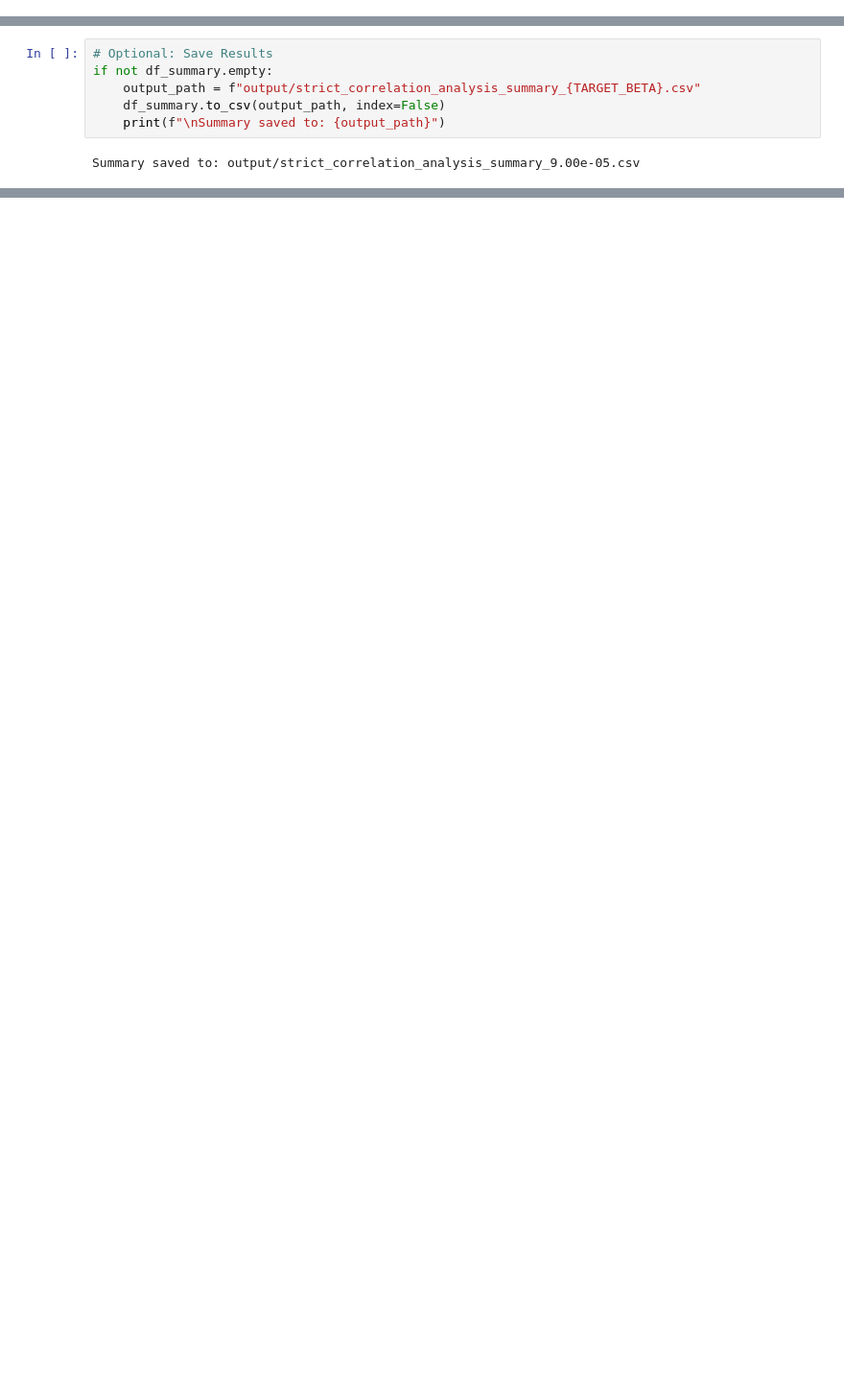
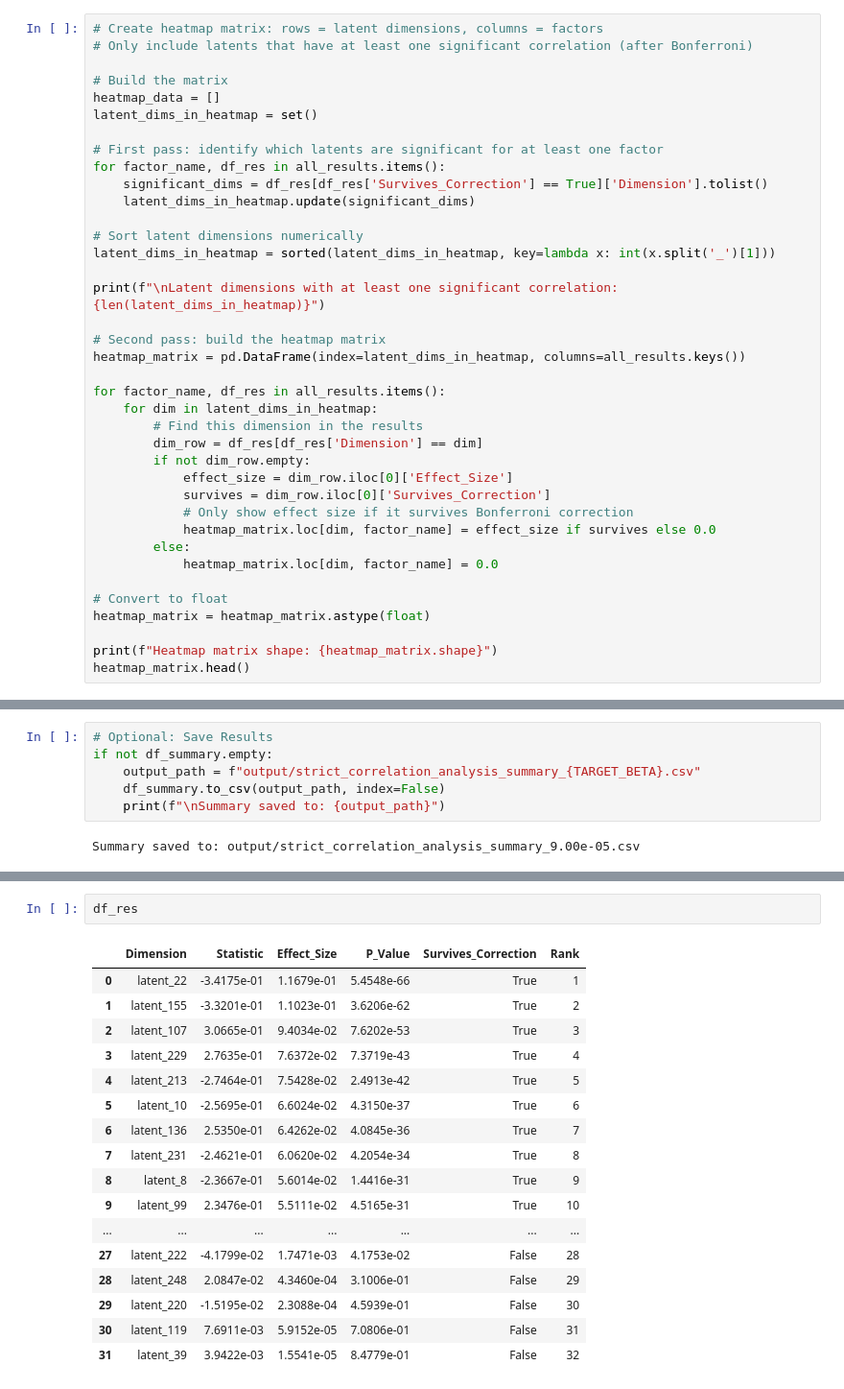
Before and after one commit to figoo210/unsupervised-parkinsons-imaging, a Jupyter notebook: 5.1.3_Dimension_Factor_Correlation_Analysis_beta_9.00e-05.ipynb, the cells around one changed output, grey strips where cells are left out. Shown at 96% size. Saved outputs shown, nothing was run; the diff lists cells and outputs as text; blank space fills up the shorter version.

```diff
--- a/5.1.3_Dimension_Factor_Correlation_Analysis_beta_9.00e-05.ipynb
+++ b/5.1.3_Dimension_Factor_Correlation_Analysis_beta_9.00e-05.ipynb
@@ -327,0 +410,38 @@ Analyzing Factor: Sex...
+# %%
+# Create heatmap matrix: rows = latent dimensions, columns = factors
+# Only include latents that have at least one significant correlation (after Bonferroni)
+
+# Build the matrix
+heatmap_data = []
+latent_dims_in_heatmap = set()
+
+# First pass: identify which latents are significant for at least one factor
+for factor_name, df_res in all_results.items():
+    significant_dims = df_res[df_res['Survives_Correction'] == True]['Dimension'].tolist()
+    latent_dims_in_heatmap.update(significant_dims)
+
+# Sort latent dimensions numerically
+latent_dims_in_heatmap = sorted(latent_dims_in_heatmap, key=lambda x: int(x.split('_')[1]))
+
+print(f"\nLatent dimensions with at least one significant correlation: {len(latent_dims_in_heatmap)}")
+
+# Second pass: build the heatmap matrix
+heatmap_matrix = pd.DataFrame(index=latent_dims_in_heatmap, columns=all_results.keys())
+
+for factor_name, df_res in all_results.items():
+    for dim in latent_dims_in_heatmap:
+        # Find this dimension in the results
+        dim_row = df_res[df_res['Dimension'] == dim]
+        if not dim_row.empty:
+            effect_size = dim_row.iloc[0]['Effect_Size']
+            survives = dim_row.iloc[0]['Survives_Correction']
+            # Only show effect size if it survives Bonferroni correction
+            heatmap_matrix.loc[dim, factor_name] = effect_size if survives else 0.0
+        else:
+            heatmap_matrix.loc[dim, factor_name] = 0.0
+
+# Convert to float
+heatmap_matrix = heatmap_matrix.astype(float)
+
+print(f"Heatmap matrix shape: {heatmap_matrix.shape}")
+heatmap_matrix.head()
@@ -335,0 +555,20 @@ Summary saved to: output/strict_correlation_analysis_summary_9.00e-05.csv
+# %%
+df_res
+# %% [output]
+|  | Dimension | Statistic | Effect_Size | P_Value | Survives_Correction | Rank |
+| 0 | latent_22 | -3.4175e-01 | 1.1679e-01 | 5.4548e-66 | True | 1 |
+| 1 | latent_155 | -3.3201e-01 | 1.1023e-01 | 3.6206e-62 | True | 2 |
+| 2 | latent_107 | 3.0665e-01 | 9.4034e-02 | 7.6202e-53 | True | 3 |
+| 3 | latent_229 | 2.7635e-01 | 7.6372e-02 | 7.3719e-43 | True | 4 |
+| 4 | latent_213 | -2.7464e-01 | 7.5428e-02 | 2.4913e-42 | True | 5 |
+| 5 | latent_10 | -2.5695e-01 | 6.6024e-02 | 4.3150e-37 | True | 6 |
+| 6 | latent_136 | 2.5350e-01 | 6.4262e-02 | 4.0845e-36 | True | 7 |
+| 7 | latent_231 | -2.4621e-01 | 6.0620e-02 | 4.2054e-34 | True | 8 |
+| 8 | latent_8 | -2.3667e-01 | 5.6014e-02 | 1.4416e-31 | True | 9 |
+| 9 | latent_99 | 2.3476e-01 | 5.5111e-02 | 4.5165e-31 | True | 10 |
+| ... | ... | ... | ... | ... | ... | ... |
+| 27 | latent_222 | -4.1799e-02 | 1.7471e-03 | 4.1753e-02 | False | 28 |
+| 28 | latent_248 | 2.0847e-02 | 4.3460e-04 | 3.1006e-01 | False | 29 |
+| 29 | latent_220 | -1.5195e-02 | 2.3088e-04 | 4.5939e-01 | False | 30 |
+| 30 | latent_119 | 7.6911e-03 | 5.9152e-05 | 7.0806e-01 | False | 31 |
+| 31 | latent_39 | 3.9422e-03 | 1.5541e-05 | 8.4779e-01 | False | 32 |
```
Also changed, not shown: parts of 9 cells of this notebook, 17 other files.
